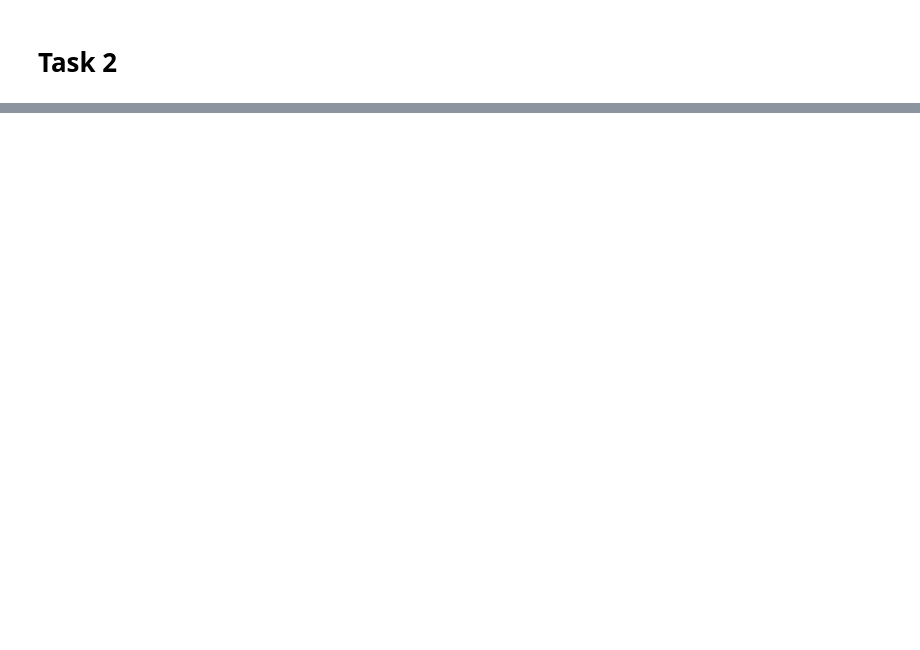
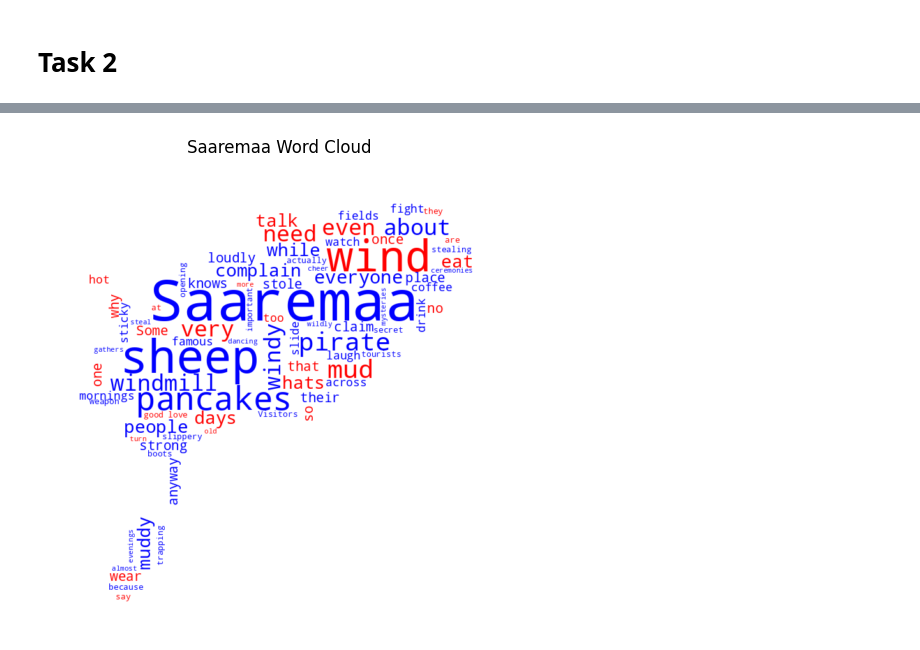
Before and after one commit to MarcusPuust/dt-2025-data-visualisation, a Jupyter notebook: homework_week11.ipynb, the cells around one changed output, grey strips where cells are left out. Saved outputs shown, nothing was run; the diff lists cells and outputs as text; code cells hidden in the pictures; blank space fills up the shorter version.

```diff
--- a/homework_week11.ipynb
+++ b/homework_week11.ipynb
@@ -189,0 +124,24 @@ plt.show()
+# %%
+# Custom color function
+def color_function(word, font_size, position, orientation, random_state=None, **kwargs):
+    if len(word) < 5:
+        return "red"
+    return "blue"
+
+stopwords_list = ["and", "the", "on", "in", "is", "a", "of", "to", "as", "but"]
+
+# Generate the shaped + colored word cloud
+wc = WordCloud(
+    mask=mask,
+    background_color="white",
+    stopwords=stopwords_list,
+    collocations=False
+).generate_from_text(text).recolor(color_func=color_function)
+
+plt.figure(figsize=(10, 6))
+plt.imshow(wc, interpolation="bilinear")
+plt.axis("off")
+plt.title("Saaremaa Word Cloud")
+plt.show()
+# %% [output]
+[figure, added]
```
Also changed, not shown: parts of 17 cells of this notebook, 2 other files.
